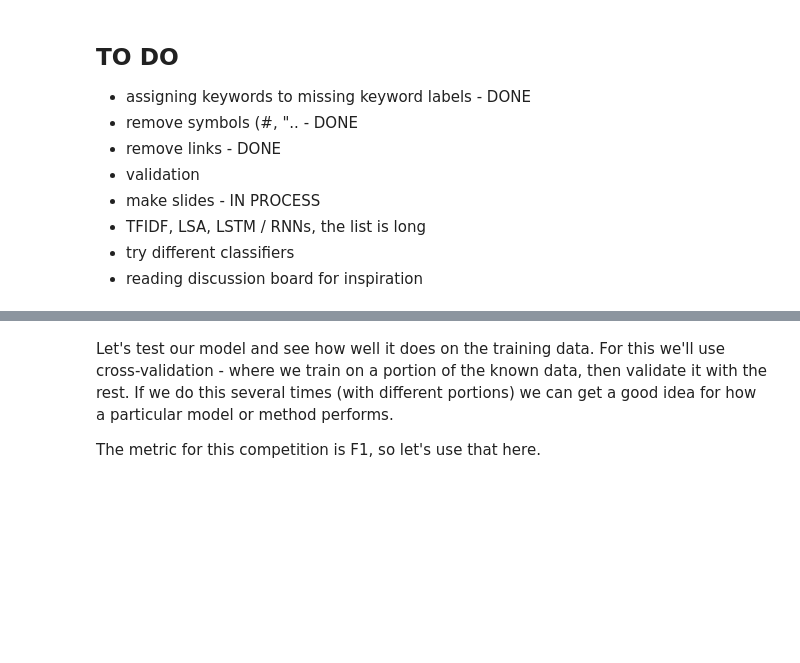
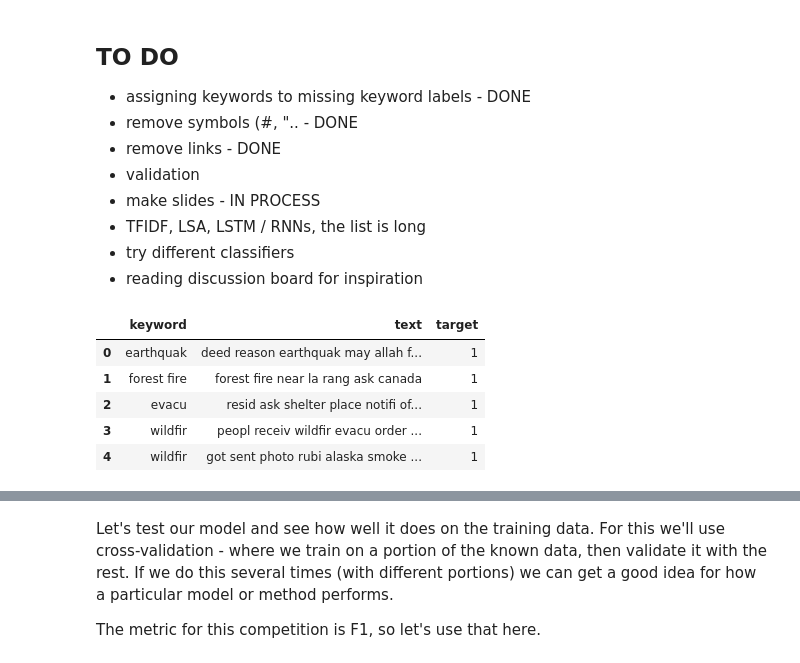
Before and after one commit to IrinaShcherbakova/ML-Project, a Jupyter notebook: train_NaiveBayes.ipynb, the cells around one changed output, grey strips where cells are left out. Saved outputs shown, nothing was run; the diff lists cells and outputs as text; code cells hidden in the pictures; blank space fills up the shorter version.

```diff
--- a/train_NaiveBayes.ipynb
+++ b/train_NaiveBayes.ipynb
@@ -32,0 +27,9 @@ train_df = pd.read_csv("preprocessed_train_data.csv")
+# %%
+train.head()
+# %% [output]
+|  | keyword | text | target |
+| 0 | earthquak | deed reason earthquak may allah f... | 1 |
+| 1 | forest fire | forest fire near la rang ask canada | 1 |
+| 2 | evacu | resid ask shelter place notifi of... | 1 |
+| 3 | wildfir | peopl receiv wildfir evacu order ... | 1 |
+| 4 | wildfir | got sent photo rubi alaska smoke ... | 1 |
```
Also changed, not shown: parts of 23 cells of this notebook.
